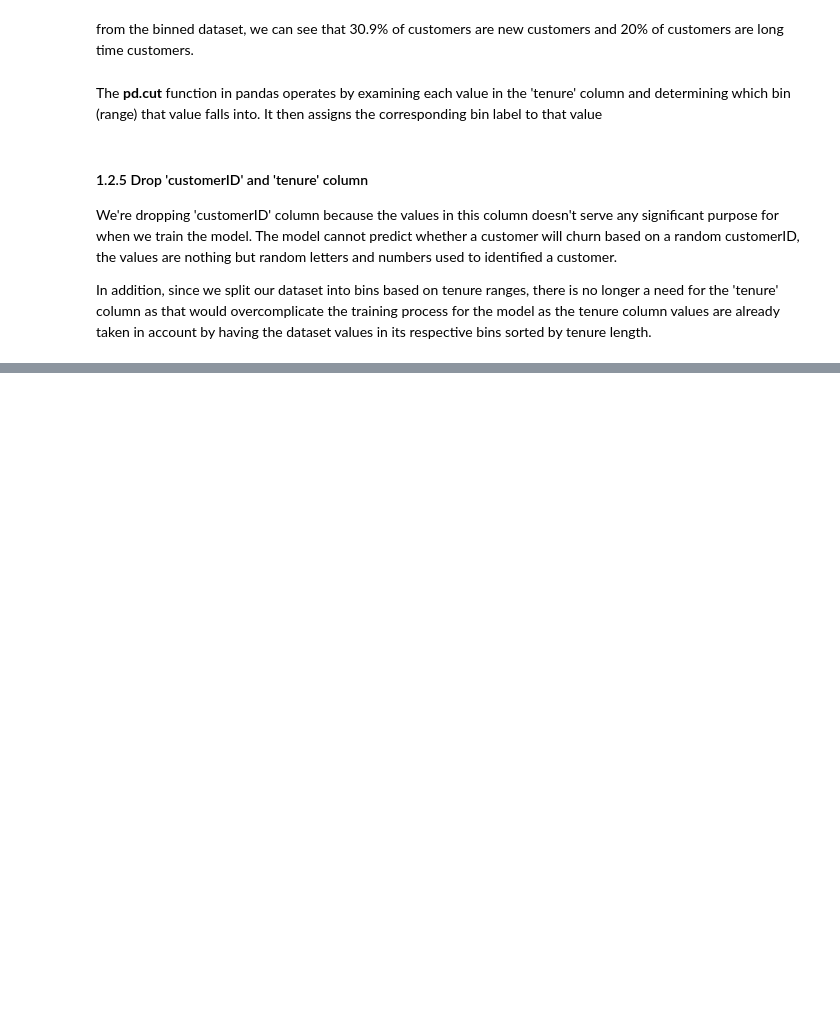
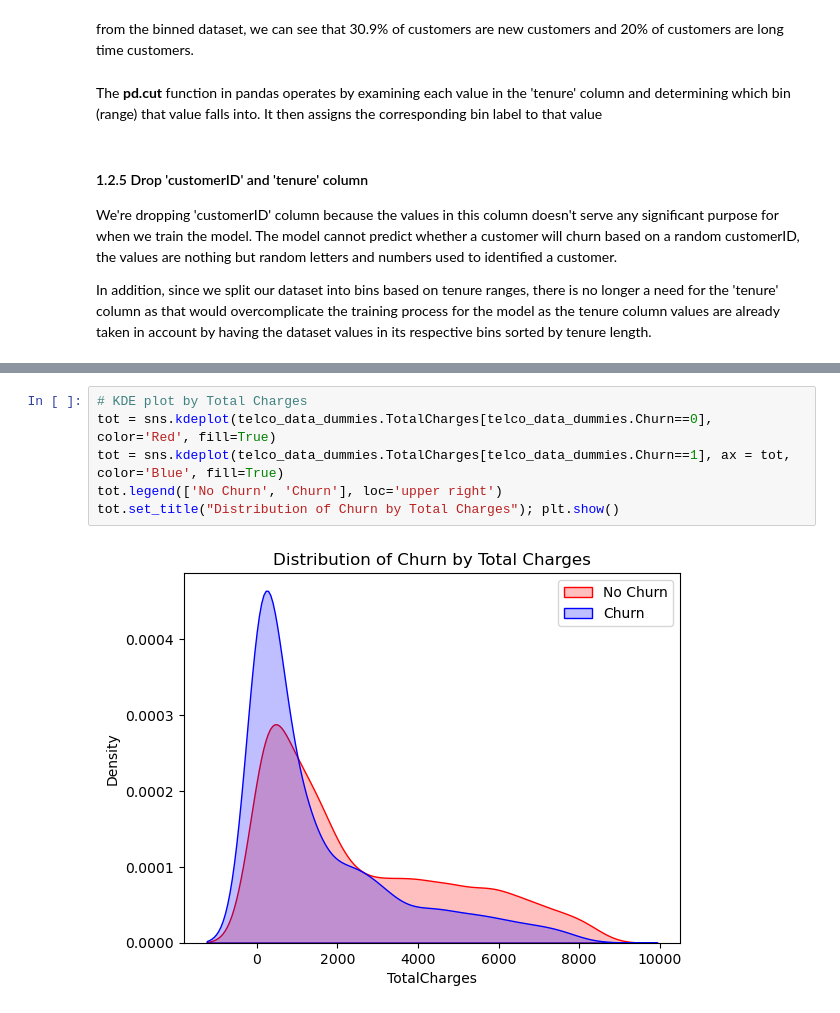
Before and after one commit to trolex213/customerchurn, a Jupyter notebook: Telco_Churn_EDA.ipynb, the cells around one changed output, grey strips where cells are left out. Cells and saved outputs as stored; diff of their text form; blank space fills up the shorter version.

```diff
--- a/Telco_Churn_EDA.ipynb
+++ b/Telco_Churn_EDA.ipynb
@@ -186,0 +234,8 @@ Index(['gender', 'SeniorCitizen', 'Partner', 'Dependents', 'PhoneService',
+# %%
+# KDE plot by Total Charges
+tot = sns.kdeplot(telco_data_dummies.TotalCharges[telco_data_dummies.Churn==0], color='Red', fill=True)
+tot = sns.kdeplot(telco_data_dummies.TotalCharges[telco_data_dummies.Churn==1], ax = tot, color='Blue', fill=True)
+tot.legend(['No Churn', 'Churn'], loc='upper right')
+tot.set_title("Distribution of Churn by Total Charges"); plt.show()
+# %% [output]
+[figure, added]
```
Also changed, not shown: parts of 14 cells of this notebook.
